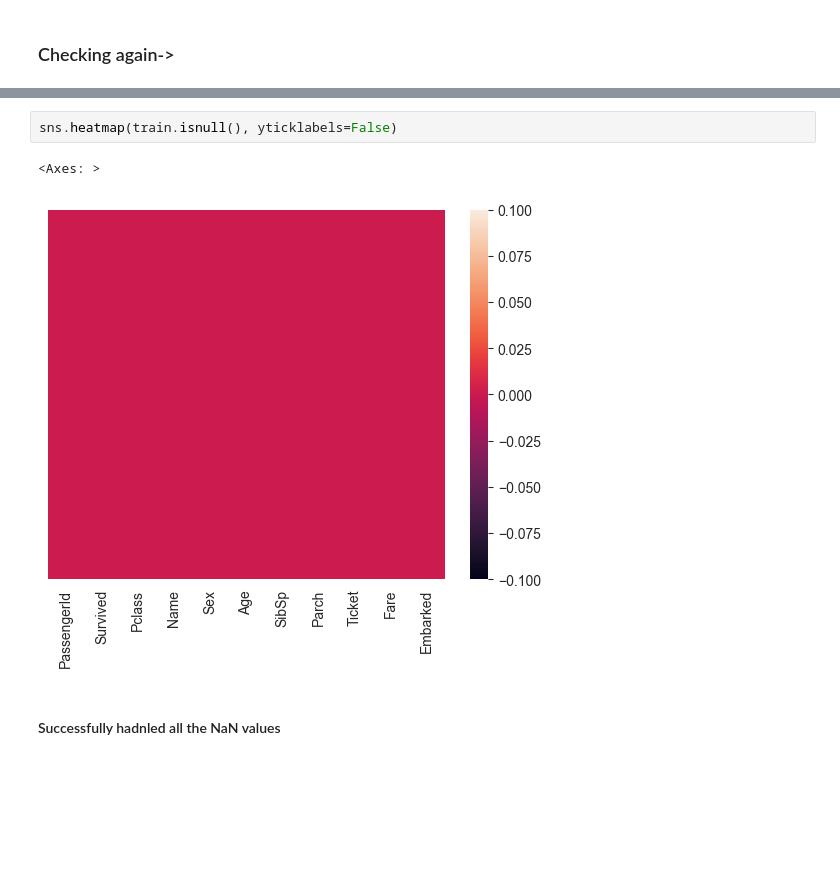
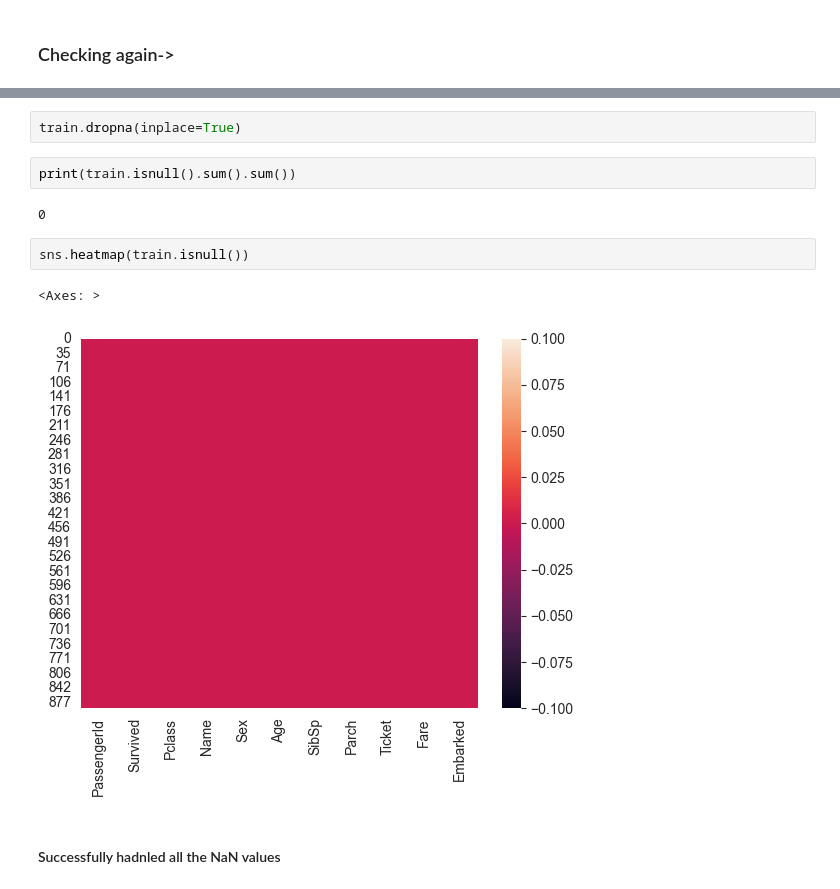
Before and after one commit to bhavbooks/Titanic-Survival-Prediction, a Jupyter notebook: EDA.ipynb, the cells around one changed output, grey strips where cells are left out. Cells and saved outputs as stored; diff of their text form; blank space fills up the shorter version.

```diff
--- a/EDA.ipynb
+++ b/EDA.ipynb
@@ -227,8 +225,14 @@ print(train.isnull().sum().sum())
+# %%
+train.dropna(inplace=True)
+# %%
+print(train.isnull().sum().sum())
+# %% [output]
+0
 # %%
-sns.heatmap(train.isnull(), yticklabels=False)
+sns.heatmap(train.isnull())
 # %% [output]
 <Axes: >
-[figure, old version]
+[figure, new version]
 # %% [markdown]
 #### Successfully hadnled all the NaN values
 # %%
```
Also changed, not shown: parts of 32 cells of this notebook.
